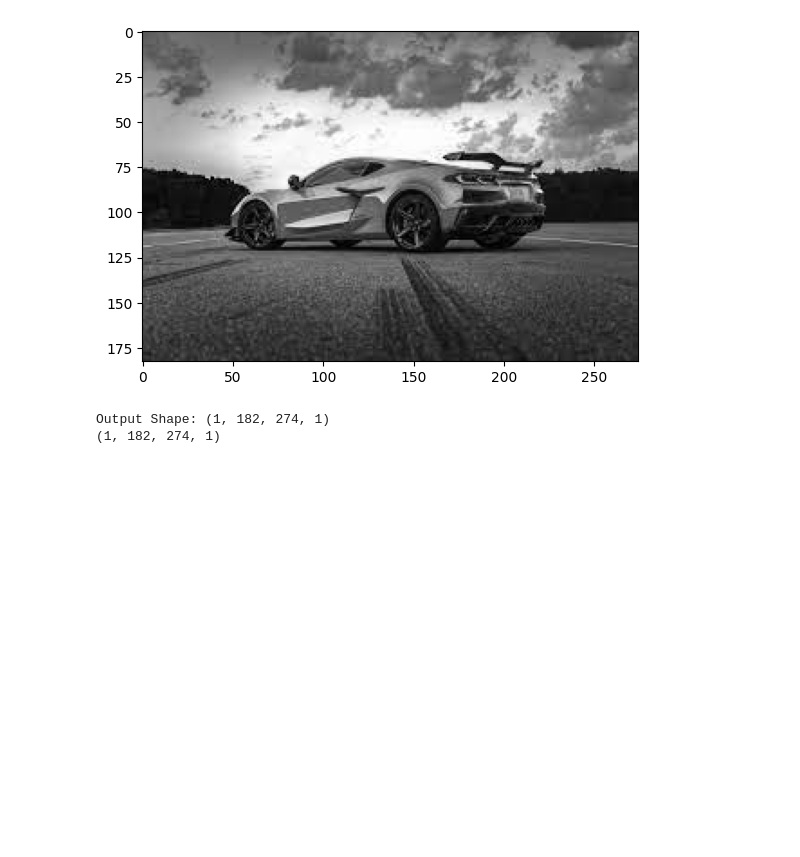
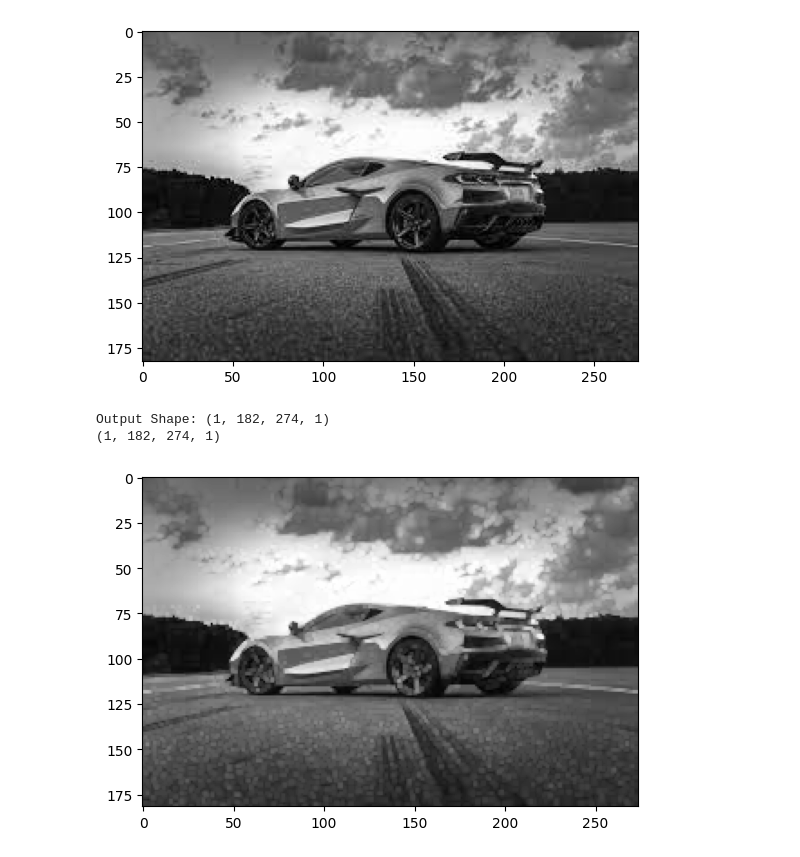
Before and after one commit to sarithamiryala/DeepLearning, a Jupyter notebook: POC_for_Convolution_and_Pooling.ipynb, the cells around one changed output. Saved outputs shown, nothing was run; the diff lists cells and outputs as text; code cells hidden in the pictures; blank space fills up the shorter version.

```diff
--- a/POC_for_Convolution_and_Pooling.ipynb
+++ b/POC_for_Convolution_and_Pooling.ipynb
@@ -247,3 +247,12 @@ print(result.shape)
 [figure]
 Output Shape: (1, 182, 274, 1)
 (1, 182, 274, 1)
+# %%
+def  plot_pooling(result):
+  _,row,col,_ = result.shape
+  reshape = tf.reshape(result,(row,col))
+  plt.imshow(reshape,cmap="gray")
+# %%
+plot_pooling(result)
+# %% [output]
+[figure, added]
```
